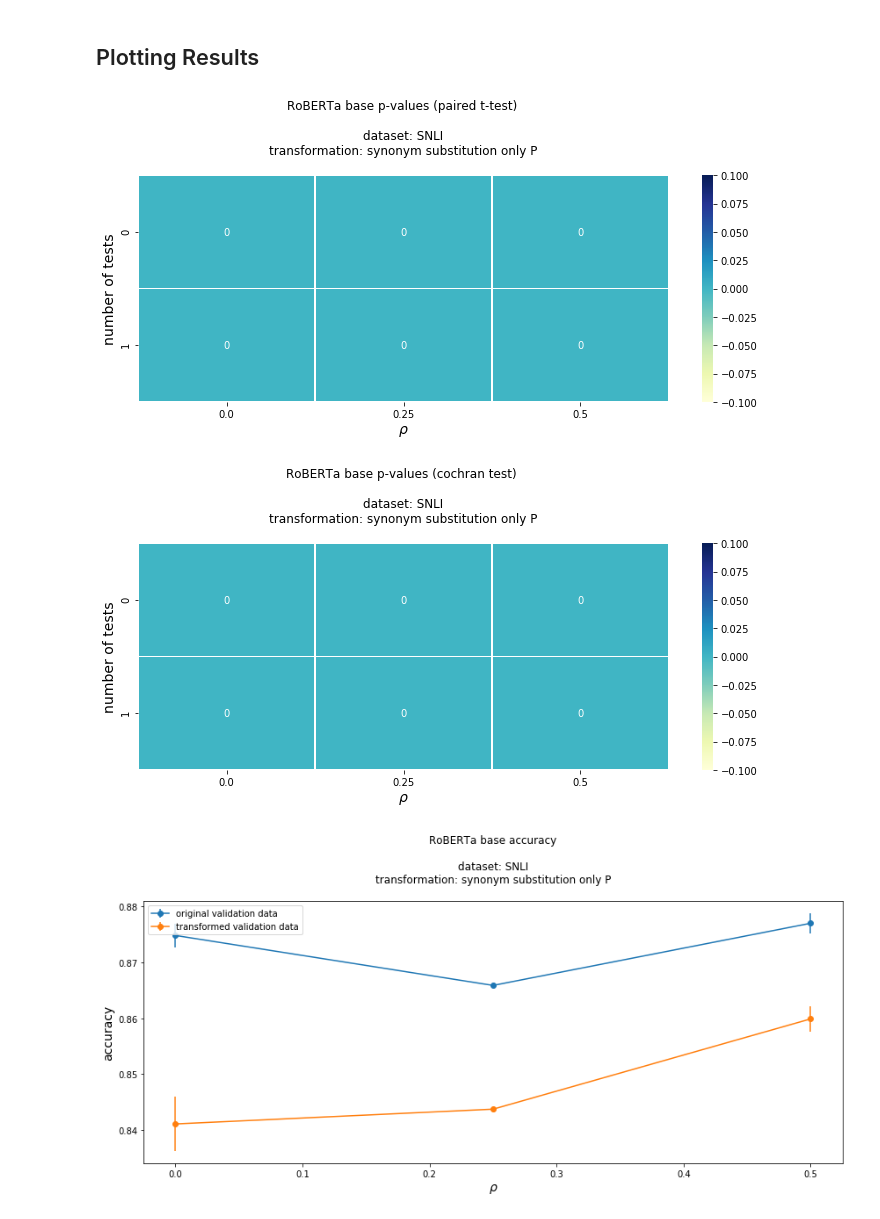
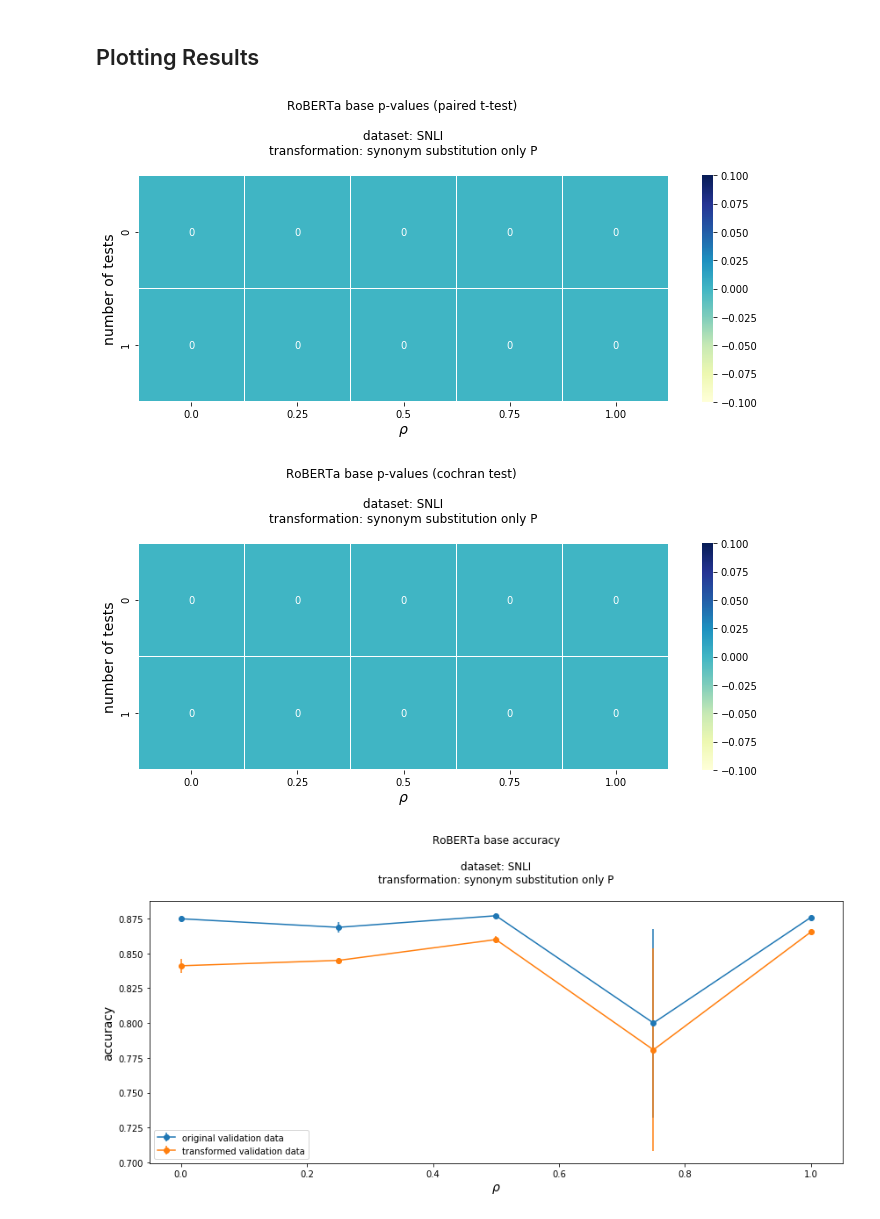
Before and after one commit to lukewanless/looking-for-equivalences, a Jupyter notebook: src/check_results_roberta_base_p.ipynb, the cells around one changed output. Drawn from its saved outputs; the diff is of its cells as text; code cells hidden in the pictures.

```diff
--- a/src/check_results_roberta_base_p.ipynb
+++ b/src/check_results_roberta_base_p.ipynb
@@ -27,17 +27,9 @@ show_df(df_rho_0)
 # %% [markdown]
 ## Results for $\rho = 0.25$
 # %%
-# df1 = pd.read_csv("results/snli/roberta_base/sin_p/rho_0p25_dgp_seed_403_random_state_829.csv")
-# diff1 = pd.read_csv("raw_results/snli/roberta_base/sin_p/rho_0p25_dgp_seed_403_random_state_829_results.csv")
-# df1_new = update_results_with_cochran_test(df1, diff1)
-
-# fake
-df1 = pd.read_csv("results/snli/roberta_base/sin_p/rho_0p25_dgp_seed_1948_random_state_74.csv")
-diff1 = pd.read_csv("raw_results/snli/roberta_base/sin_p/rho_0p25_dgp_seed_1948_random_state_74_results.csv")
+df1 = pd.read_csv("results/snli/roberta_base/sin_p/rho_0p25_dgp_seed_573_random_state_650.csv")
+diff1 = pd.read_csv("raw_results/snli/roberta_base/sin_p/rho_0p25_dgp_seed_573_random_state_650_results.csv")
 df1_new = update_results_with_cochran_test(df1, diff1)
-
-
-
 df2 = pd.read_csv("results/snli/roberta_base/sin_p/rho_0p25_dgp_seed_1948_random_state_74.csv")
 diff2 = pd.read_csv("raw_results/snli/roberta_base/sin_p/rho_0p25_dgp_seed_1948_random_state_74_results.csv")
 df2_new = update_results_with_cochran_test(df2, diff2)
@@ -80,15 +76,21 @@ show_df(df_rho_0p5)
 # %% [markdown]
 ## Results for $\rho = 1.0$
 # %%
-# df1 = pd.read_csv("results/snli/roberta_base/sin_p_h/rho_1p00_dgp_seed_71_random_state_12.csv")
-# diff1 = pd.read_csv("raw_results/snli/roberta_base/sin_p_h/rho_1p0_dgp_seed_71_random_state_12_results.csv")
+# fake
+df1 = pd.read_csv("results/snli/roberta_base/sin_p/rho_1p00_dgp_seed_893_random_state_122.csv")
+diff1 = pd.read_csv("raw_results/snli/roberta_base/sin_p/rho_1p0_dgp_seed_893_random_state_122_results.csv")
+df1_new = update_results_with_cochran_test(df1, diff1)
+
+
+# df1 = pd.read_csv("results/snli/roberta_base/sin_p/rho_1p00_dgp_seed_173_random_state_45.csv")
+# diff1 = pd.read_csv("raw_results/snli/roberta_base/sin_p/rho_1p0_dgp_seed_173_random_state_45_results.csv")
 # df1_new = update_results_with_cochran_test(df1, diff1)
 
-# df2 = pd.read_csv("results/snli/roberta_base/sin_p_h/rho_1p00_dgp_seed_524_random_state_26.csv")
-# diff2 = pd.read_csv("raw_results/snli/roberta_base/sin_p_h/rho_1p0_dgp_seed_524_random_state_26_results.csv")
-# df2_new = update_results_with_cochran_test(df2, diff2)
+df2 = pd.read_csv("results/snli/roberta_base/sin_p/rho_1p00_dgp_seed_893_random_state_122.csv")
+diff2 = pd.read_csv("raw_results/snli/roberta_base/sin_p/rho_1p0_dgp_seed_893_random_state_122_results.csv")
+df2_new = update_results_with_cochran_test(df2, diff2)
 
 
-# df_rho_1p0 = pd.concat([df1_new, df2_new]).reset_index(drop=True)
-# df_rho_1p0 = get_standart_results(df_rho_1p0)
-# show_df(df_rho_1p0)
+df_rho_1p0 = pd.concat([df1_new, df2_new]).reset_index(drop=True)
+df_rho_1p0 = get_standart_results(df_rho_1p0)
+show_df(df_rho_1p0)
@@ -95,11 +101,8 @@ show_df(df_rho_0p5)
 # %% [markdown]
 ## Plotting Results
 # %%
-# dfs = [df_rho_0, df_rho_0p25, df_rho_0p5, df_rho_0p75, df_rho_1p0]
-# names = ["0.0", "0.25", "0.5", "0.75", "1.00" ]
-
-dfs = [df_rho_0, df_rho_0p25, df_rho_0p5,]
-names = ["0.0", "0.25", "0.5"]
+dfs = [df_rho_0, df_rho_0p25, df_rho_0p5, df_rho_0p75, df_rho_1p0]
+names = ["0.0", "0.25", "0.5", "0.75", "1.00" ]
 
 all_p_values = {}
 for df, name in zip(dfs, names):
@@ -142,33 +145,33 @@ for df in dfs:
 acc_s = np.array(acc_s)
 acc_t_s = np.array(acc_t_s)
 
 acc_c = ["acc_{}".format(i) for i in range(acc_s.shape[1])]
 acc_t_c = ["acc_t_{}".format(i) for i in range(acc_t_s.shape[1])]
 
 acc = pd.DataFrame(acc_s, index=rhos, columns=acc_c)
 acc.index.name = "rho"
 acc_t = pd.DataFrame(acc_t_s, index=rhos, columns=acc_t_c)
 acc_t.index.name = "rho"
 
 x = acc.mean(1).index
 y = acc.mean(1).values
 error = acc.std(1).values
 
 x_t = acc_t.mean(1).index
 y_t = acc_t.mean(1).values
 error_t = acc_t.std(1).values
 
 
 fig, ax = plt.subplots(figsize=(12,6))
 ax.errorbar(x, y, yerr=error, fmt='-o', label="original validation data");
 ax.errorbar(x_t, y_t, yerr=error_t, fmt='-o', label="transformed validation data");
 ax.legend(loc="best");
 ax.set_xlabel(r"$\rho$", fontsize=14);
 ax.set_ylabel("accuracy", fontsize=14);
 ax.set_title("RoBERTa base accuracy\n\ndataset: SNLI\ntransformation: synonym substitution only P\n");
 fig.tight_layout()
 fig.savefig('figs/roberta_base_acc_snli_sin_p.png', bbox_inches=None, pad_inches=0.5)
 # %% [output]
-[figure, old version]
+[figure, new version]
-[figure, old version]
+[figure, new version]
-[figure, old version]
+[figure, new version]
```
Also changed, not shown: parts of 3 cells of this notebook, 8 other files.
